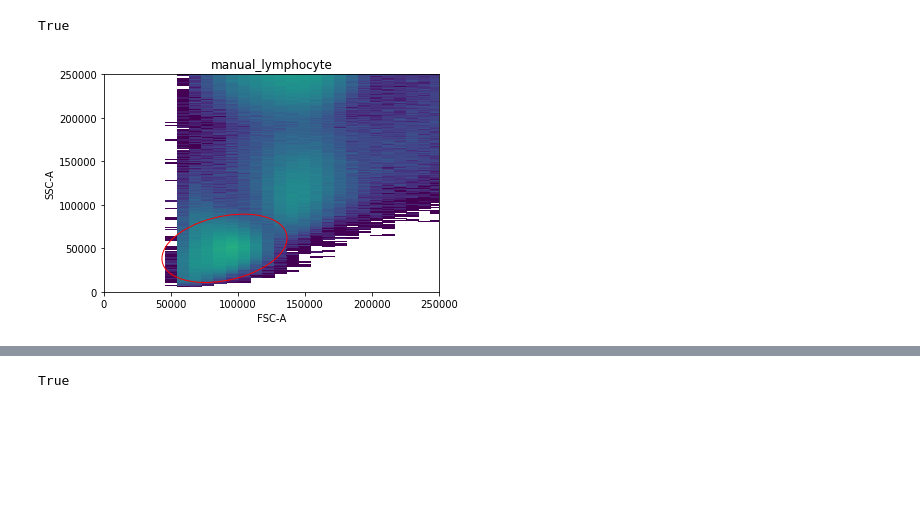
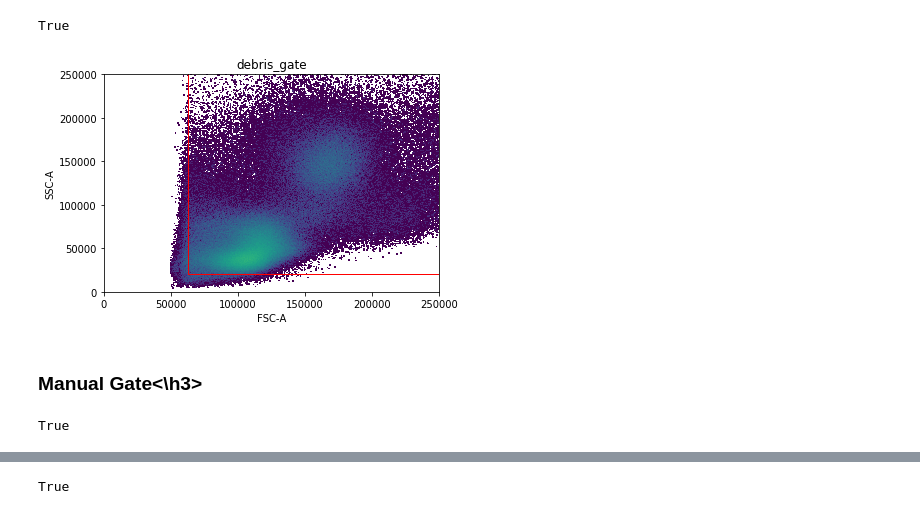
Before and after one commit to burtonrj/CytoPy, a Jupyter notebook: immunova/Notebooks/Testing/Population_Identification_Validation/Lymphocyte Gating.ipynb, the cells around one changed output, grey strips where cells are left out. Saved outputs shown, nothing was run; the diff lists cells and outputs as text; code cells hidden in the pictures; blank space fills up the shorter version.

```diff
--- a/immunova/Notebooks/Testing/Population_Identification_Validation/Lymphocyte Gating.ipynb
+++ b/immunova/Notebooks/Testing/Population_Identification_Validation/Lymphocyte Gating.ipynb
@@ -50,10 +88,12 @@ sep6.create_gate(gate_name='manual_lymphocyte', parent='root', class_='Static',
                 kwargs=gate_definition, child_populations=child_populations)
 # %% [output]
 True
-# %%
-sep6.apply('manual_lymphocyte')
-# %% [output]
-[figure, removed]
+# %%
+hc1.apply('debris_gate')
+# %% [output]
+[figure, added]
+# %% [markdown]
+<h3>Manual Gate<\h3>
 # %%
 child_populations = ChildPopulationCollection('geom')
 # %%
@@ -61,0 +102,6 @@ child_populations.add_population('not_lymphocytes_mm', definition='-')
+# %%
+gate_definition = dict(x='FSC-A', y='SSC-A', centroid=(110000, 45000), width=100000, height=70000, angle=30)
+hc1.create_gate(gate_name='manual_lymphocytes', parent='cells', class_='Static', method='ellipse_gate',
+                kwargs=gate_definition, child_populations=child_populations)
+# %% [output]
+True
```
Also changed, not shown: parts of 31 cells of this notebook, 6 other files.
